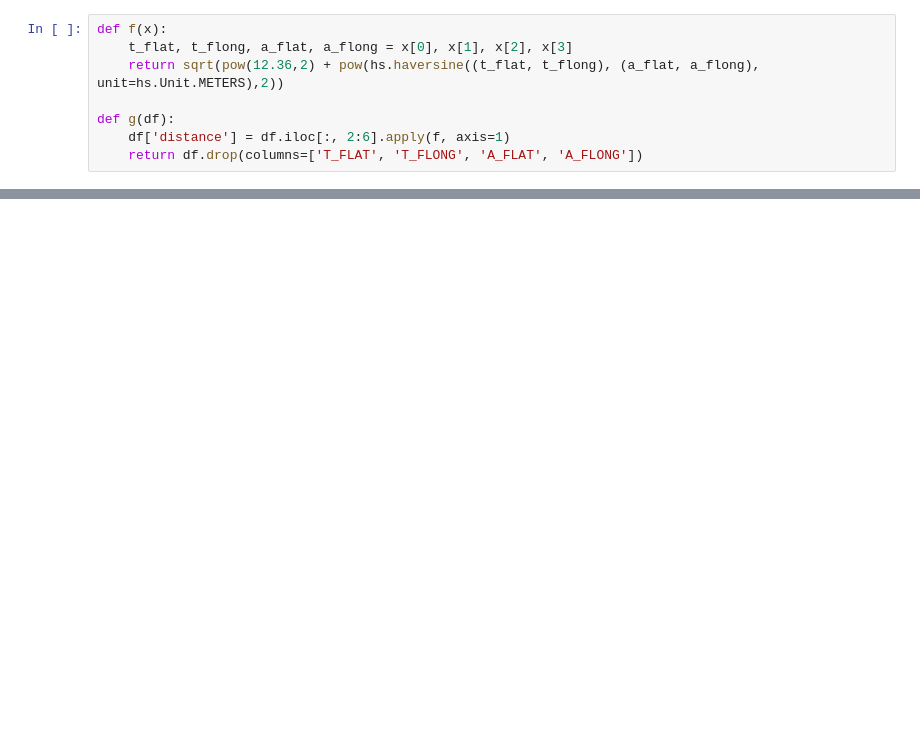
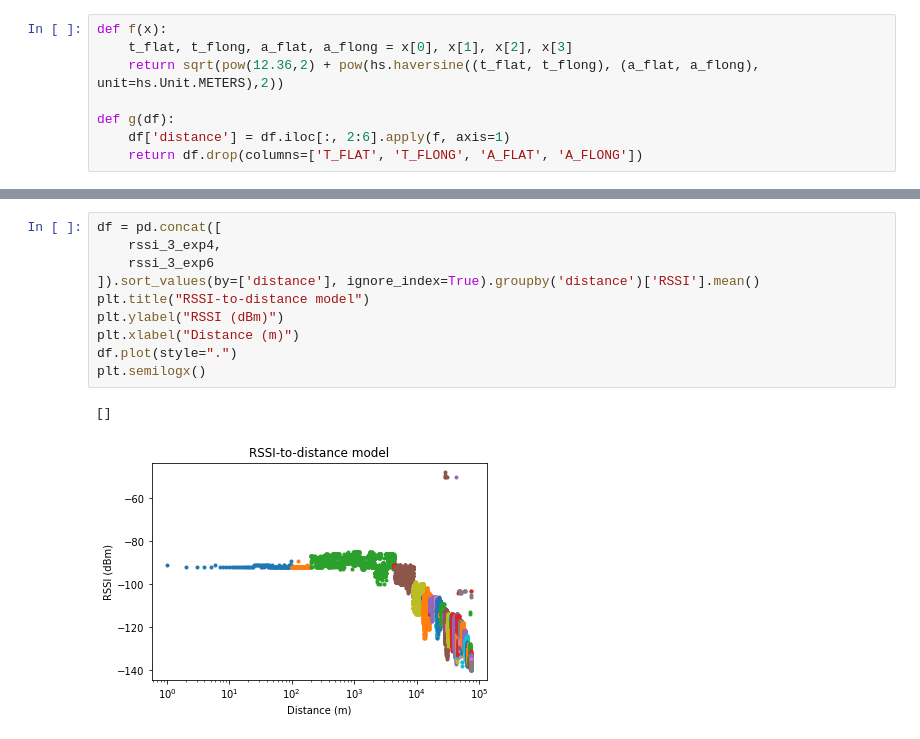
Before and after one commit to PieterSchumacher/rssi_ranging, a Jupyter notebook: data_analysis/data_analysis.ipynb, the cells around one changed output, grey strips where cells are left out. Cells and saved outputs as stored; diff of their text form; blank space fills up the shorter version.

```diff
--- a/data_analysis/data_analysis.ipynb
+++ b/data_analysis/data_analysis.ipynb
@@ -51,0 +60,13 @@ print(rssi_1_exp4)
+# %%
+df = pd.concat([
+    rssi_3_exp4,
+    rssi_3_exp6
+]).sort_values(by=['distance'], ignore_index=True).groupby('distance')['RSSI'].mean()
+plt.title("RSSI-to-distance model")
+plt.ylabel("RSSI (dBm)")
+plt.xlabel("Distance (m)")
+df.plot(style=".")
+plt.semilogx()
+# %% [output]
+[]
+[figure, added]
```
Also changed, not shown: parts of 37 cells of this notebook, 7 other files.
